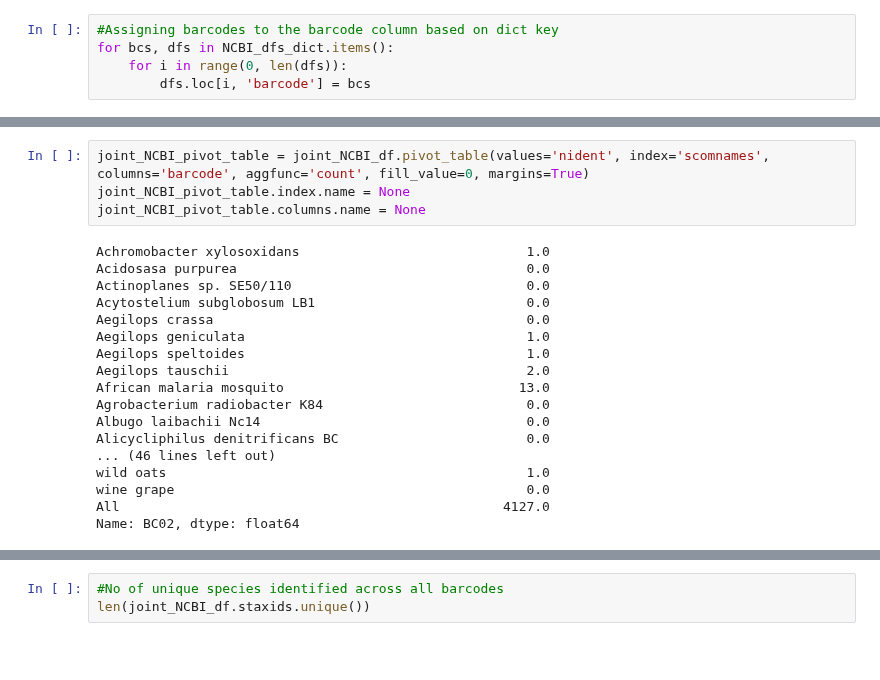
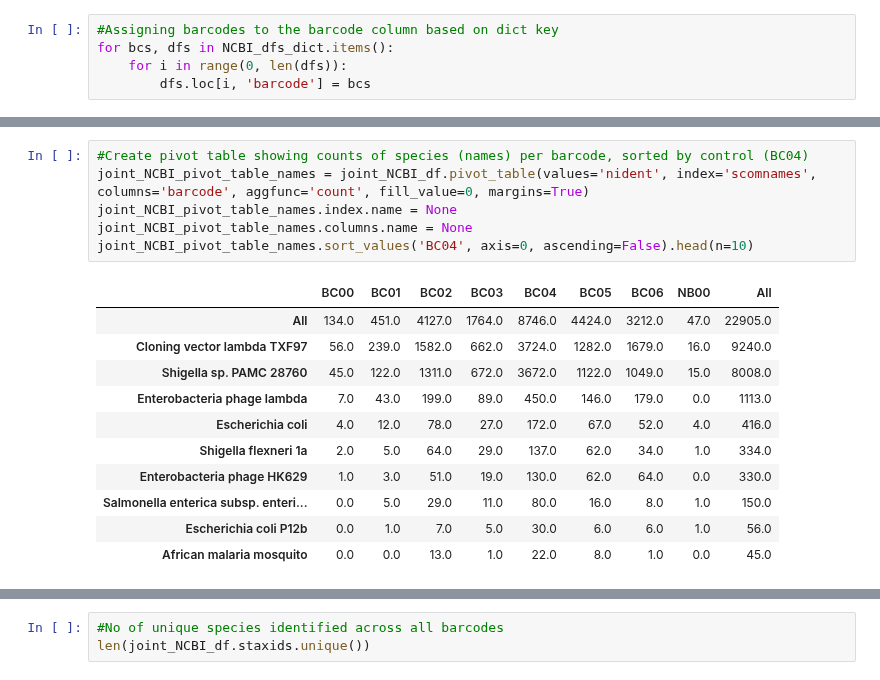
Before and after one commit to BenjaminSchwessinger/Gamran, a Jupyter notebook: MinIon_analysis_05012017_Wagga_initial-taxonomy.ipynb, the cells around one changed output, grey strips where cells are left out. Drawn from its saved outputs; the diff is of its cells as text; blank space fills up the shorter version.

Commit message:
Created pivot tables summarising % of reads correlating to different species, playing around with the lambda function a bit

```diff
--- a/MinIon_analysis_05012017_Wagga_initial-taxonomy.ipynb
+++ b/MinIon_analysis_05012017_Wagga_initial-taxonomy.ipynb
@@ -102,22 +104,18 @@ joint_NCBI_df
 # %%
-joint_NCBI_pivot_table = joint_NCBI_df.pivot_table(values='nident', index='scomnames', columns='barcode', aggfunc='count', fill_value=0, margins=True)
-joint_NCBI_pivot_table.index.name = None
-joint_NCBI_pivot_table.columns.name = None
+#Create pivot table showing counts of species (names) per barcode, sorted by control (BC04)
+joint_NCBI_pivot_table_names = joint_NCBI_df.pivot_table(values='nident', index='scomnames', columns='barcode', aggfunc='count', fill_value=0, margins=True)
+joint_NCBI_pivot_table_names.index.name = None
+joint_NCBI_pivot_table_names.columns.name = None
+joint_NCBI_pivot_table_names.sort_values('BC04', axis=0, ascending=False).head(n=10)
 # %% [output]
-Achromobacter xylosoxidans                             1.0
-Acidosasa purpurea                                     0.0
-Actinoplanes sp. SE50/110                              0.0
-Acytostelium subglobosum LB1                           0.0
-Aegilops crassa                                        0.0
-Aegilops geniculata                                    1.0
-Aegilops speltoides                                    1.0
-Aegilops tauschii                                      2.0
-African malaria mosquito                              13.0
-Agrobacterium radiobacter K84                          0.0
-Albugo laibachii Nc14                                  0.0
-Alicycliphilus denitrificans BC                        0.0
-... (46 lines left out)
-wild oats                                              1.0
-wine grape                                             0.0
-All                                                 4127.0
-Name: BC02, dtype: float64
+|  | BC00 | BC01 | BC02 | BC03 | BC04 | BC05 | BC06 | NB00 | All |
+| All | 134.0 | 451.0 | 4127.0 | 1764.0 | 8746.0 | 4424.0 | 3212.0 | 47.0 | 22905.0 |
+| Cloning vector lambda TXF97 | 56.0 | 239.0 | 1582.0 | 662.0 | 3724.0 | 1282.0 | 1679.0 | 16.0 | 9240.0 |
+| Shigella sp. PAMC 28760 | 45.0 | 122.0 | 1311.0 | 672.0 | 3672.0 | 1122.0 | 1049.0 | 15.0 | 8008.0 |
+| Enterobacteria phage lambda | 7.0 | 43.0 | 199.0 | 89.0 | 450.0 | 146.0 | 179.0 | 0.0 | 1113.0 |
+| Escherichia coli | 4.0 | 12.0 | 78.0 | 27.0 | 172.0 | 67.0 | 52.0 | 4.0 | 416.0 |
+| Shigella flexneri 1a | 2.0 | 5.0 | 64.0 | 29.0 | 137.0 | 62.0 | 34.0 | 1.0 | 334.0 |
+| Enterobacteria phage HK629 | 1.0 | 3.0 | 51.0 | 19.0 | 130.0 | 62.0 | 64.0 | 0.0 | 330.0 |
+| Salmonella enterica subsp. enteri... | 0.0 | 5.0 | 29.0 | 11.0 | 80.0 | 16.0 | 8.0 | 1.0 | 150.0 |
+| Escherichia coli P12b | 0.0 | 1.0 | 7.0 | 5.0 | 30.0 | 6.0 | 6.0 | 1.0 | 56.0 |
+| African malaria mosquito | 0.0 | 0.0 | 13.0 | 1.0 | 22.0 | 8.0 | 1.0 | 0.0 | 45.0 |
```
Also changed, not shown: parts of 18 cells of this notebook.
